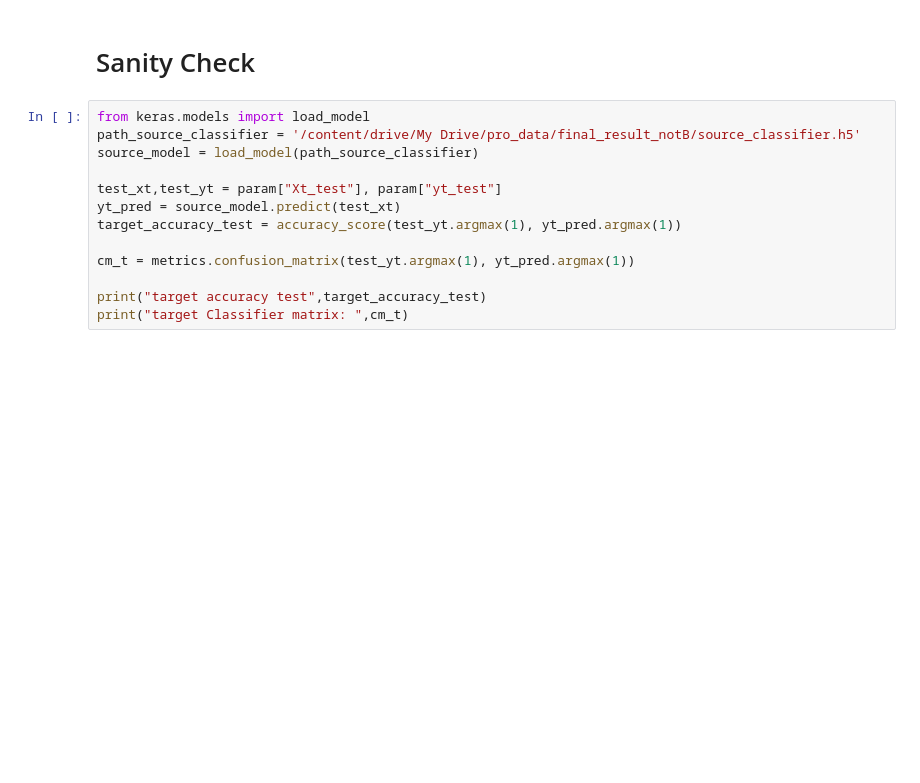
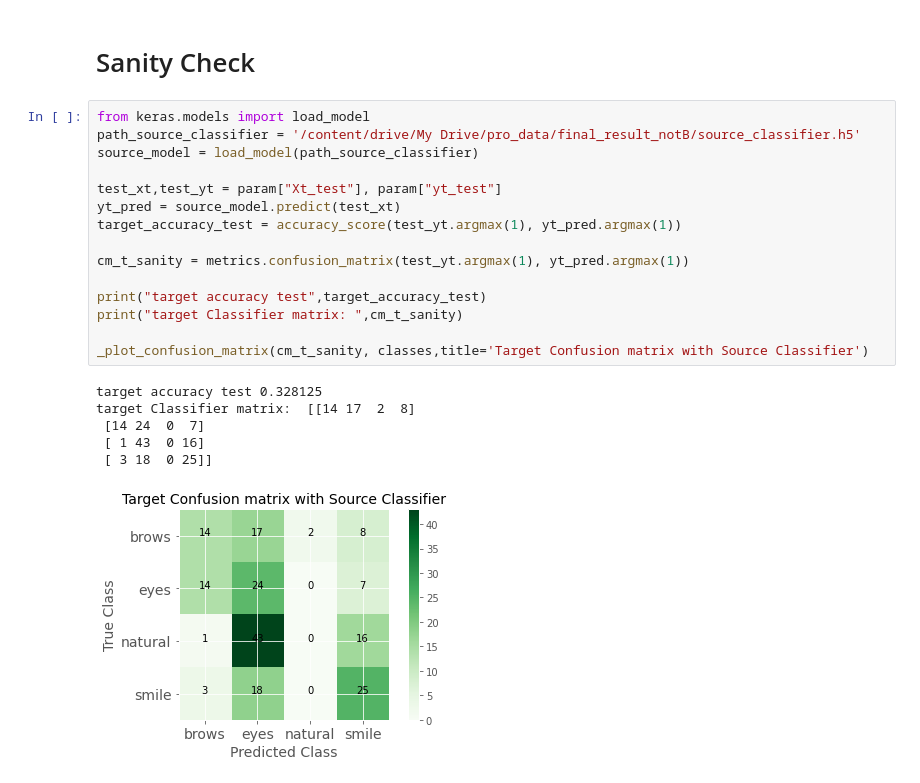
Before and after one commit to Shellyga/Adversarial-Domain-Adaptation-with-Keras, a Jupyter notebook: Final_Version_Adversarial_Domain_Adaptation_with_Keras.ipynb, the cells around one changed output. Saved outputs shown, nothing was run; the diff lists cells and outputs as text; blank space fills up the shorter version.

```diff
--- a/Final_Version_Adversarial_Domain_Adaptation_with_Keras.ipynb
+++ b/Final_Version_Adversarial_Domain_Adaptation_with_Keras.ipynb
@@ -767,10 +796,19 @@
 source_model = load_model(path_source_classifier)
 
 test_xt,test_yt = param["Xt_test"], param["yt_test"]
 yt_pred = source_model.predict(test_xt)
 target_accuracy_test = accuracy_score(test_yt.argmax(1), yt_pred.argmax(1))
 
-cm_t = metrics.confusion_matrix(test_yt.argmax(1), yt_pred.argmax(1))
+cm_t_sanity = metrics.confusion_matrix(test_yt.argmax(1), yt_pred.argmax(1))
 
 print("target accuracy test",target_accuracy_test)
-print("target Classifier matrix: ",cm_t)
+print("target Classifier matrix: ",cm_t_sanity)
+
+_plot_confusion_matrix(cm_t_sanity, classes,title='Target Confusion matrix with Source Classifier')
+# %% [output]
+target accuracy test 0.328125
+target Classifier matrix:  [[14 17  2  8]
+ [14 24  0  7]
+ [ 1 43  0 16]
+ [ 3 18  0 25]]
+[figure, added]
```
Also changed, not shown: parts of 17 cells of this notebook.
